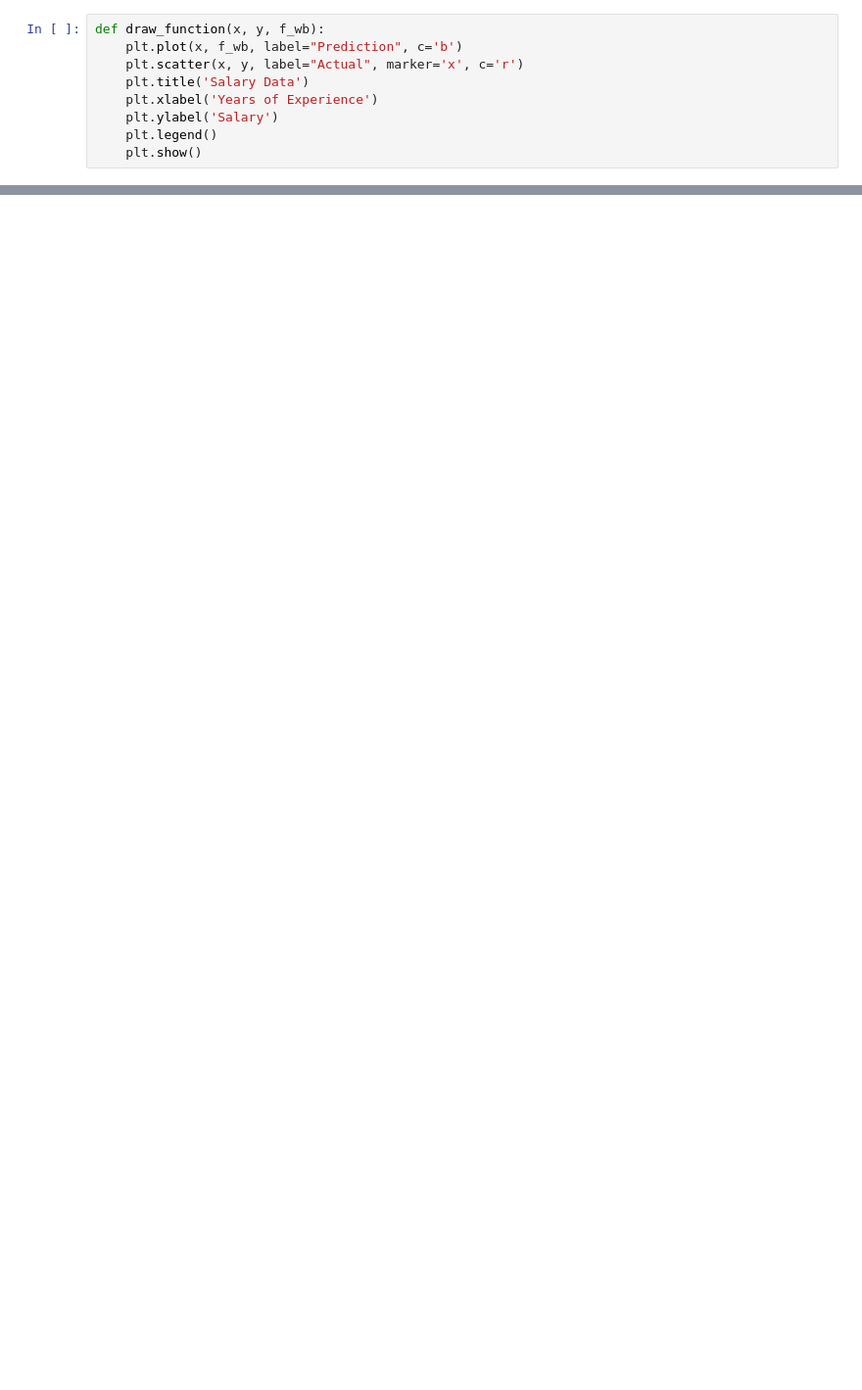
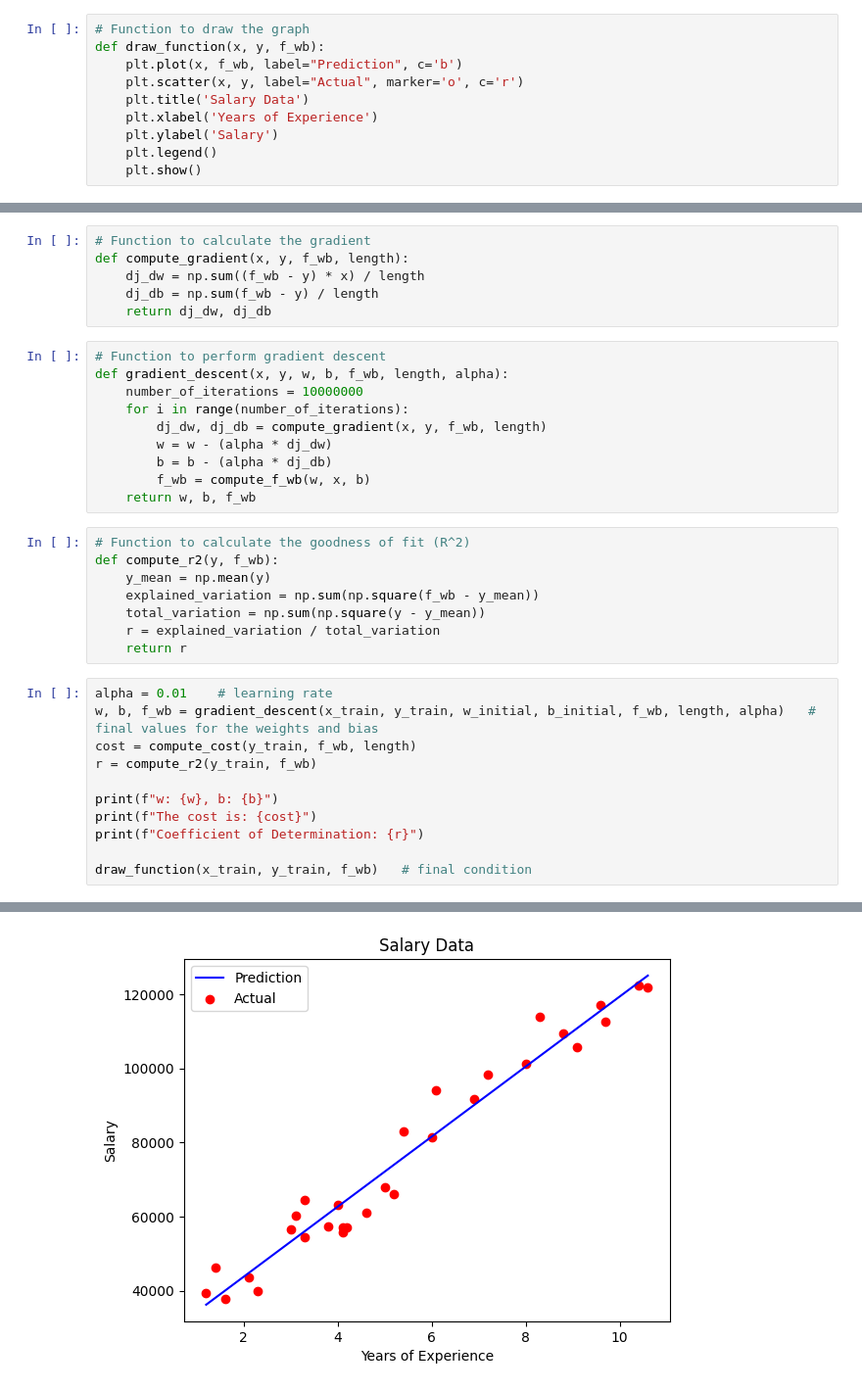
Before and after one commit to KartikAg13/salary_prediction, a Jupyter notebook: main.ipynb, the cells around one changed output, grey strips where cells are left out. Shown at 98% size. Saved outputs shown, nothing was run; the diff lists cells and outputs as text; blank space fills up the shorter version.

```diff
--- a/main.ipynb
+++ b/main.ipynb
@@ -31,9 +35,10 @@ print(f"Initial cost: {cost_initial}")
 # %% [output]
 Initial cost: 2715003225.5333333
 # %%
+# Function to draw the graph
 def draw_function(x, y, f_wb):
     plt.plot(x, f_wb, label="Prediction", c='b')
-    plt.scatter(x, y, label="Actual", marker='x', c='r')
+    plt.scatter(x, y, label="Actual", marker='o', c='r')
     plt.title('Salary Data')
     plt.xlabel('Years of Experience')
     plt.ylabel('Salary')
@@ -44,2 +49,38 @@ draw_function(x_train, y_train, f_wb)
 # %% [output]
 [figure]
+# %%
+# Function to calculate the gradient
+def compute_gradient(x, y, f_wb, length):
+    dj_dw = np.sum((f_wb - y) * x) / length
+    dj_db = np.sum(f_wb - y) / length
+    return dj_dw, dj_db
+# %%
+# Function to perform gradient descent
+def gradient_descent(x, y, w, b, f_wb, length, alpha):
+    number_of_iterations = 10000000
+    for i in range(number_of_iterations):
+        dj_dw, dj_db = compute_gradient(x, y, f_wb, length)
+        w = w - (alpha * dj_dw)
+        b = b - (alpha * dj_db)
+        f_wb = compute_f_wb(w, x, b)
+    return w, b, f_wb
+# %%
+# Function to calculate the goodness of fit (R^2)
+def compute_r2(y, f_wb):
+    y_mean = np.mean(y)
+    explained_variation = np.sum(np.square(f_wb - y_mean))
+    total_variation = np.sum(np.square(y - y_mean))
+    r = explained_variation / total_variation
+    return r
+# %%
+alpha = 0.01    # learning rate
+w, b, f_wb = gradient_descent(x_train, y_train, w_initial, b_initial, f_wb, length, alpha)   # final values for the weights and bias
+cost = compute_cost(y_train, f_wb, length)
+r = compute_r2(y_train, f_wb)
+
+print(f"w: {w}, b: {b}")
+print(f"The cost is: {cost}")
+print(f"Coefficient of Determination: {r}")
+
+draw_function(x_train, y_train, f_wb)   # final condition
+# %% [output]
@@ -45,0 +90 @@ draw_function(x_train, y_train, f_wb)
+[figure, added]
```
Also changed, not shown: parts of 11 cells of this notebook, 1 other file.
